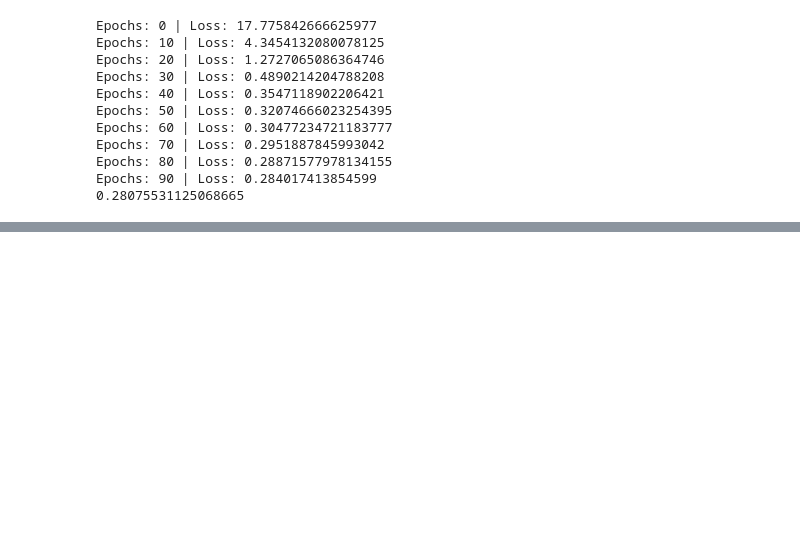
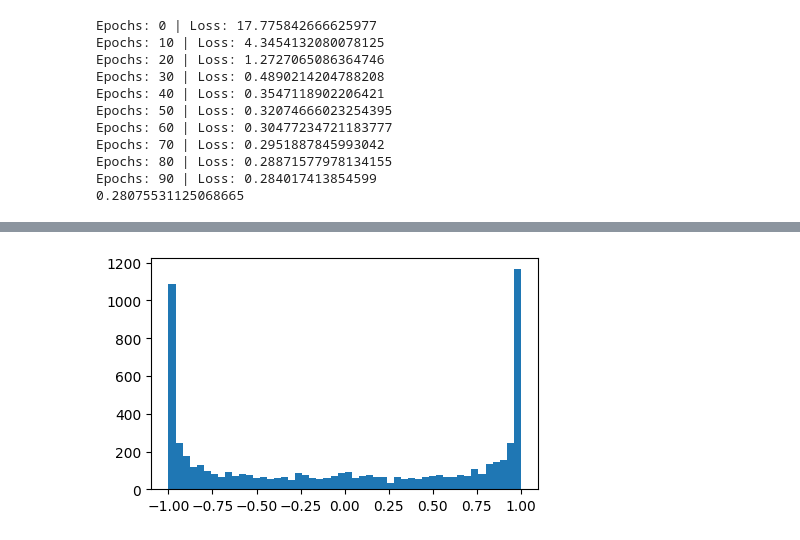
Before and after one commit to ibrahimhanifceker/YZ50Codes, a Jupyter notebook: hafta-4/YZ50Hafta4.ipynb, the cells around one changed output, grey strips where cells are left out. Drawn from its saved outputs; the diff is of its cells as text; code cells hidden in the pictures; blank space fills up the shorter version.

```diff
--- a/hafta-4/YZ50Hafta4.ipynb
+++ b/hafta-4/YZ50Hafta4.ipynb
@@ -463,0 +493,9 @@ davoriah
+# %%
+def first_iteration():
+    idx = torch.randint(0, len(Xtr), (batch_size,))
+emb = C[Xtr[idx]]
+hidden_layer = torch.tanh(emb.reshape(batch_size, -1) @ weight1 + bias1)
+logits = hidden_layer @ weight2 + bias2
+loss = F.cross_entropy(logits, Ytr[idx])
+
+print(f"First iteration loss: {loss.item()}")
@@ -463,0 +598,5 @@ davoriah
+# %%
+plt.figure(figsize=(5,3))
+plt.hist(hidden_layer.reshape(-1).tolist(), 50);
+# %% [output]
+[figure, added]
```
Also changed, not shown: parts of 30 cells of this notebook.
